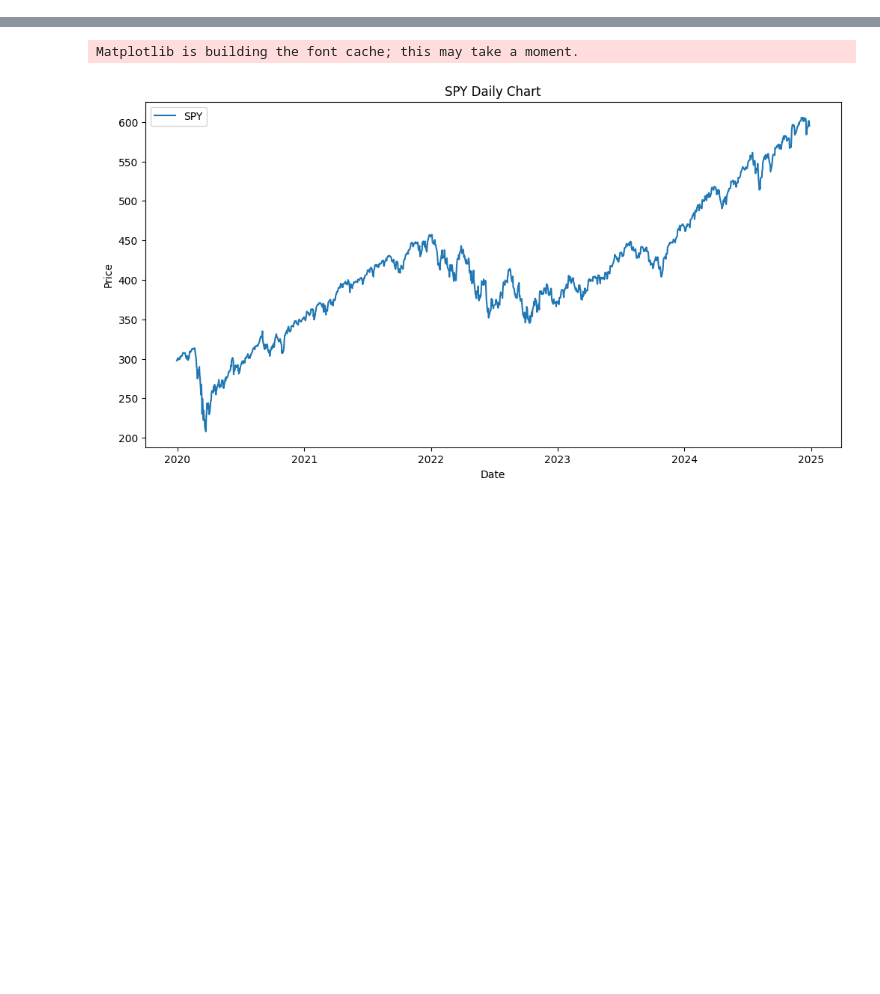
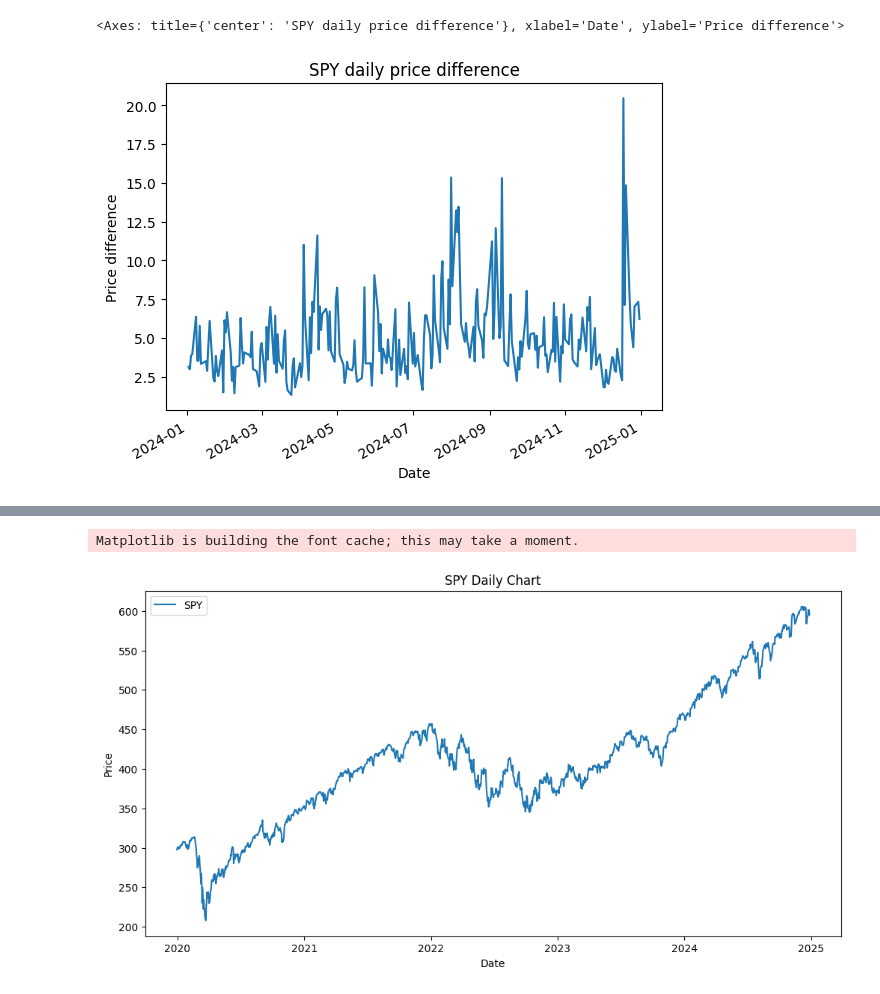
Before and after one commit to fangwangme/Mirror, a Jupyter notebook: notebooks/spy_analysis.ipynb, the cells around one changed output, grey strips where cells are left out. Drawn from its saved outputs; the diff is of its cells as text; code cells hidden in the pictures; blank space fills up the shorter version.

```diff
--- a/notebooks/spy_analysis.ipynb
+++ b/notebooks/spy_analysis.ipynb
@@ -27,0 +32,13 @@ import pandas as pd
+# %%
+# compute the daily difference between the high and low prices of past year
+PERIOD = "1y"
+INTERVAL = "1d"
+
+hist = spy.history(period=PERIOD, interval=INTERVAL)
+hist["diff"] = hist["High"] - hist["Low"]
+
+
+hist["diff"].plot(title="SPY daily price difference", ylabel="Price difference", xlabel="Date")
+# %% [output]
+<Axes: title={'center': 'SPY daily price difference'}, xlabel='Date', ylabel='Price difference'>
+[figure, added]
```
Also changed, not shown: parts of 3 cells of this notebook, 1 other file.
